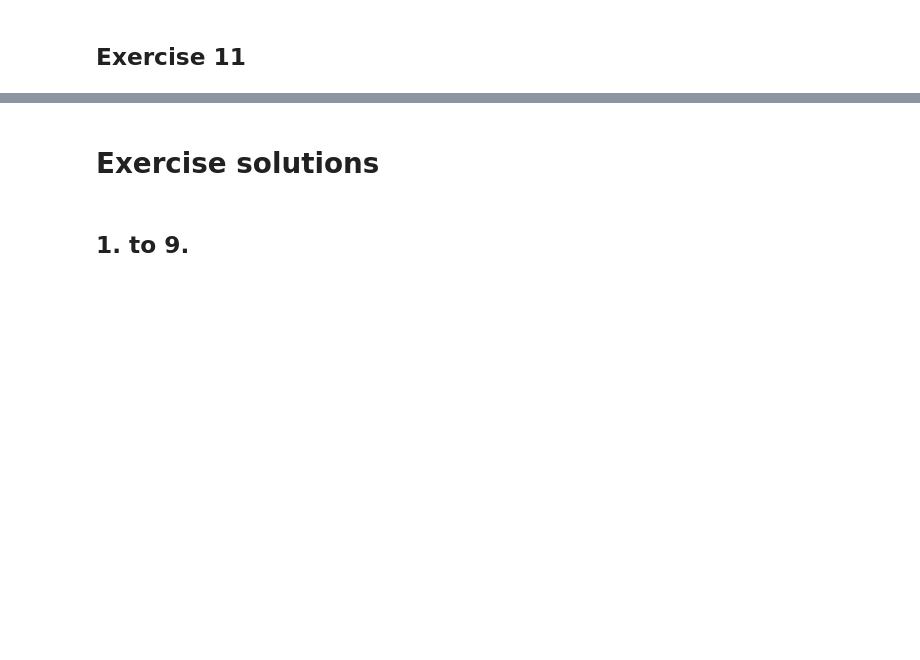
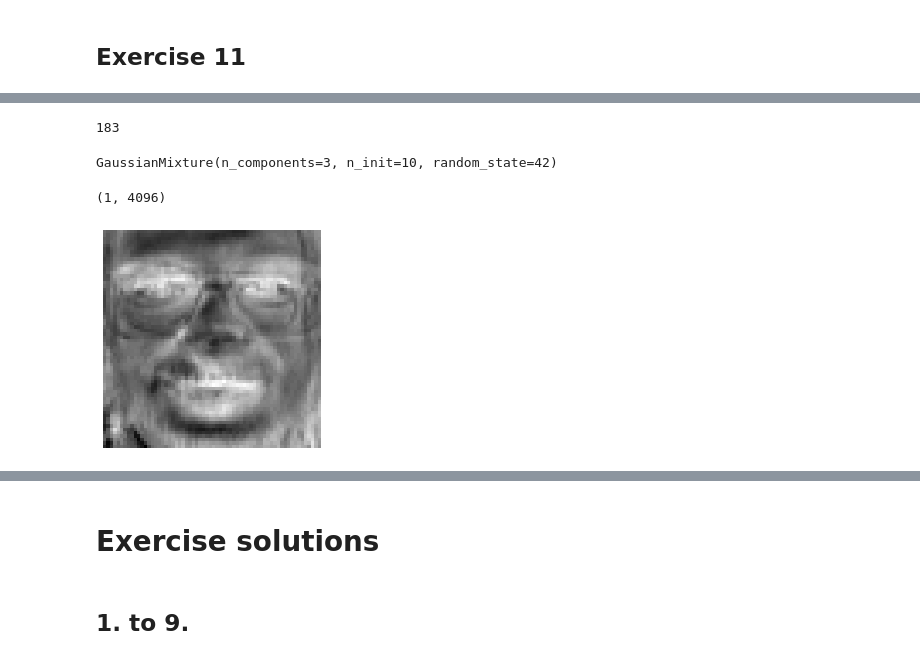
Before and after one commit to ivaradi/handson-ml2, a Jupyter notebook: 09_unsupervised_learning.ipynb, the cells around one changed output, grey strips where cells are left out. Saved outputs shown, nothing was run; the diff lists cells and outputs as text; code cells hidden in the pictures; blank space fills up the shorter version.

```diff
--- a/09_unsupervised_learning.ipynb
+++ b/09_unsupervised_learning.ipynb
@@ -1459,0 +1578,30 @@ grid_clf.score(X_valid, y_valid)
+# %%
+from sklearn.decomposition import PCA
+
+pca = PCA(0.99)
+X_train_pca = pca.fit_transform(X_train)
+X_valid_pca = pca.transform(X_valid)
+X_test_pca = pca.transform(X_test)
+
+pca.n_components_
+# %% [output]
+183
+# %%
+from sklearn.mixture import GaussianMixture
+
+gm = GaussianMixture(n_components=3, n_init=10, random_state=42)
+gm.fit(X_train_pca)
+# %% [output]
+GaussianMixture(n_components=3, n_init=10, random_state=42)
+# %%
+X_sample, y_sample = gm.sample()
+# %%
+X_sample = pca.inverse_transform(X_sample)
+# %%
+X_sample.shape
+# %% [output]
+(1, 4096)
+# %%
+plot_faces(X_sample)
+# %% [output]
+[figure, added]
```
Also changed, not shown: parts of 29 cells of this notebook, 3 other files.
